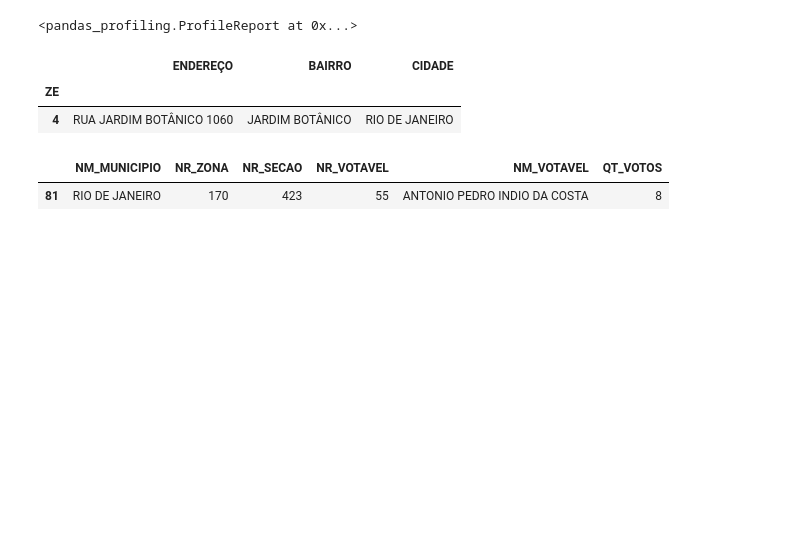
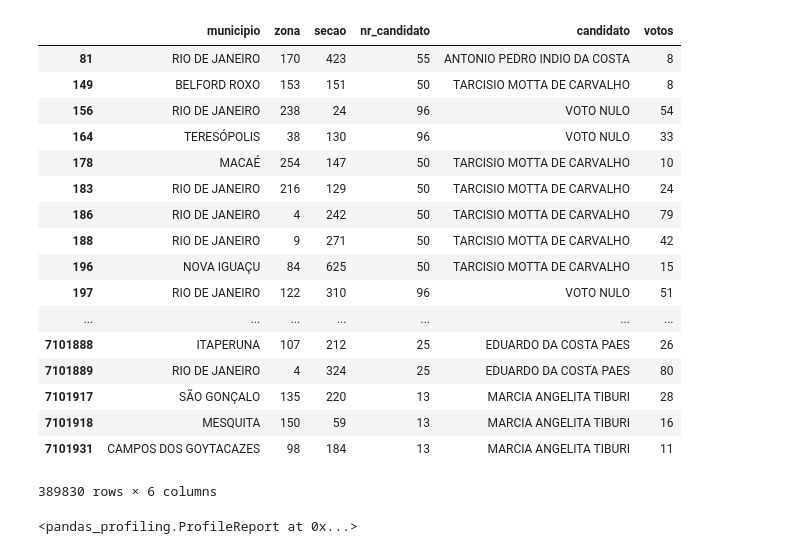
Before and after one commit to gianimpronta/eleicoes2018, a Jupyter notebook: eleicoes.ipynb, the cells around one changed output. Cells and saved outputs as stored; diff of their text form; code cells hidden in the pictures; blank space fills up the shorter version.

```diff
--- a/eleicoes.ipynb
+++ b/eleicoes.ipynb
@@ -6,3 +9,0 @@ import pandas_profiling
-# %%
-df = pd.read_csv('../../datasets/eleicoes2018/votacao_secao_2018_RJ.csv',
-                sep=';', encoding='Latin1')
@@ -12,11 +10,41 @@ del df
 # %%
-rj2 = rj.drop(['DT_GERACAO', 'HH_GERACAO', 'ANO_ELEICAO', 'CD_TIPO_ELEICAO',
-        'NM_TIPO_ELEICAO', 'NR_TURNO', 'CD_ELEICAO', 'DS_ELEICAO',
-        'DT_ELEICAO', 'TP_ABRANGENCIA', 'CD_MUNICIPIO', 'SG_UF', 'SG_UE',
-        'NM_UE', 'CD_CARGO', 'DS_CARGO'],
-       axis=1)
-rj2.to_csv('../../datasets/eleicoes2018/limpo.csv')
-del rj
+try:
+    rj2 = pd.read_csv('../../datasets/eleicao_rj/limpo.csv', index_col=0)
+except FileNotFoundError:
+    df = pd.read_csv('../../datasets/eleicao_rj/votacao_secao_2018_RJ.csv',
+                    sep=';', encoding='Latin1')
+    rj = df.query('DS_CARGO == "GOVERNADOR" and NM_UE == "RIO DE JANEIRO"')
+    del df
+    rj2 = rj.drop(['DT_GERACAO', 'HH_GERACAO', 'ANO_ELEICAO', 'CD_TIPO_ELEICAO',
+            'NM_TIPO_ELEICAO', 'NR_TURNO', 'CD_ELEICAO', 'DS_ELEICAO',
+            'DT_ELEICAO', 'TP_ABRANGENCIA', 'CD_MUNICIPIO', 'SG_UF', 'SG_UE',
+            'NM_UE', 'CD_CARGO', 'DS_CARGO'],
+           axis=1)
+    rj2.columns = ['municipio', 'zona', 'secao', 'nr_candidato', 'candidato',
+                  'votos']
+    rj2.to_csv('../../datasets/eleicao_rj/limpo.csv')
+    del rj
+# %%
+rj2
+# %% [output]
+|  | municipio | zona | secao | nr_candidato | candidato | votos |
+| 81 | RIO DE JANEIRO | 170 | 423 | 55 | ANTONIO PEDRO INDIO DA COSTA | 8 |
+| 149 | BELFORD ROXO | 153 | 151 | 50 | TARCISIO MOTTA DE CARVALHO | 8 |
+| 156 | RIO DE JANEIRO | 238 | 24 | 96 | VOTO NULO | 54 |
+| 164 | TERESÓPOLIS | 38 | 130 | 96 | VOTO NULO | 33 |
+| 178 | MACAÉ | 254 | 147 | 50 | TARCISIO MOTTA DE CARVALHO | 10 |
+| 183 | RIO DE JANEIRO | 216 | 129 | 50 | TARCISIO MOTTA DE CARVALHO | 24 |
+| 186 | RIO DE JANEIRO | 4 | 242 | 50 | TARCISIO MOTTA DE CARVALHO | 79 |
+| 188 | RIO DE JANEIRO | 9 | 271 | 50 | TARCISIO MOTTA DE CARVALHO | 42 |
+| 196 | NOVA IGUAÇU | 84 | 625 | 50 | TARCISIO MOTTA DE CARVALHO | 15 |
+| 197 | RIO DE JANEIRO | 122 | 310 | 96 | VOTO NULO | 51 |
+| ... | ... | ... | ... | ... | ... | ... |
+| 7101888 | ITAPERUNA | 107 | 212 | 25 | EDUARDO DA COSTA PAES | 26 |
+| 7101889 | RIO DE JANEIRO | 4 | 324 | 25 | EDUARDO DA COSTA PAES | 80 |
+| 7101917 | SÃO GONÇALO | 135 | 220 | 13 | MARCIA ANGELITA TIBURI | 28 |
+| 7101918 | MESQUITA | 150 | 59 | 13 | MARCIA ANGELITA TIBURI | 16 |
+| 7101931 | CAMPOS DOS GOYTACAZES | 98 | 184 | 13 | MARCIA ANGELITA TIBURI | 11 |
+389830 rows × 6 columns
 # %%
 pandas_profiling.ProfileReport(rj2)
 # %% [output]
@@ -27,12 +51,0 @@ zonas = pd.read_excel('../../datasets/eleicoes2018/TRE-RJ - Fale Conosco - Ender
-# %%
-zonas_limpo = zonas.drop(['TELEFONE', 'FAX', 'JUIZ', 'MAPA'], axis=1)
-zonas_limpo.head(1)
-# %% [output]
-|  | ENDEREÇO | BAIRRO | CIDADE |
-| ZE |  |  |  |
-| 4 | RUA JARDIM BOTÂNICO 1060 | JARDIM BOTÂNICO | RIO DE JANEIRO |
-# %%
-rj2.head(1)
-# %% [output]
-|  | NM_MUNICIPIO | NR_ZONA | NR_SECAO | NR_VOTAVEL | NM_VOTAVEL | QT_VOTOS |
-| 81 | RIO DE JANEIRO | 170 | 423 | 55 | ANTONIO PEDRO INDIO DA COSTA | 8 |
```
Also changed, not shown: parts of 15 cells of this notebook, 1 other file.
